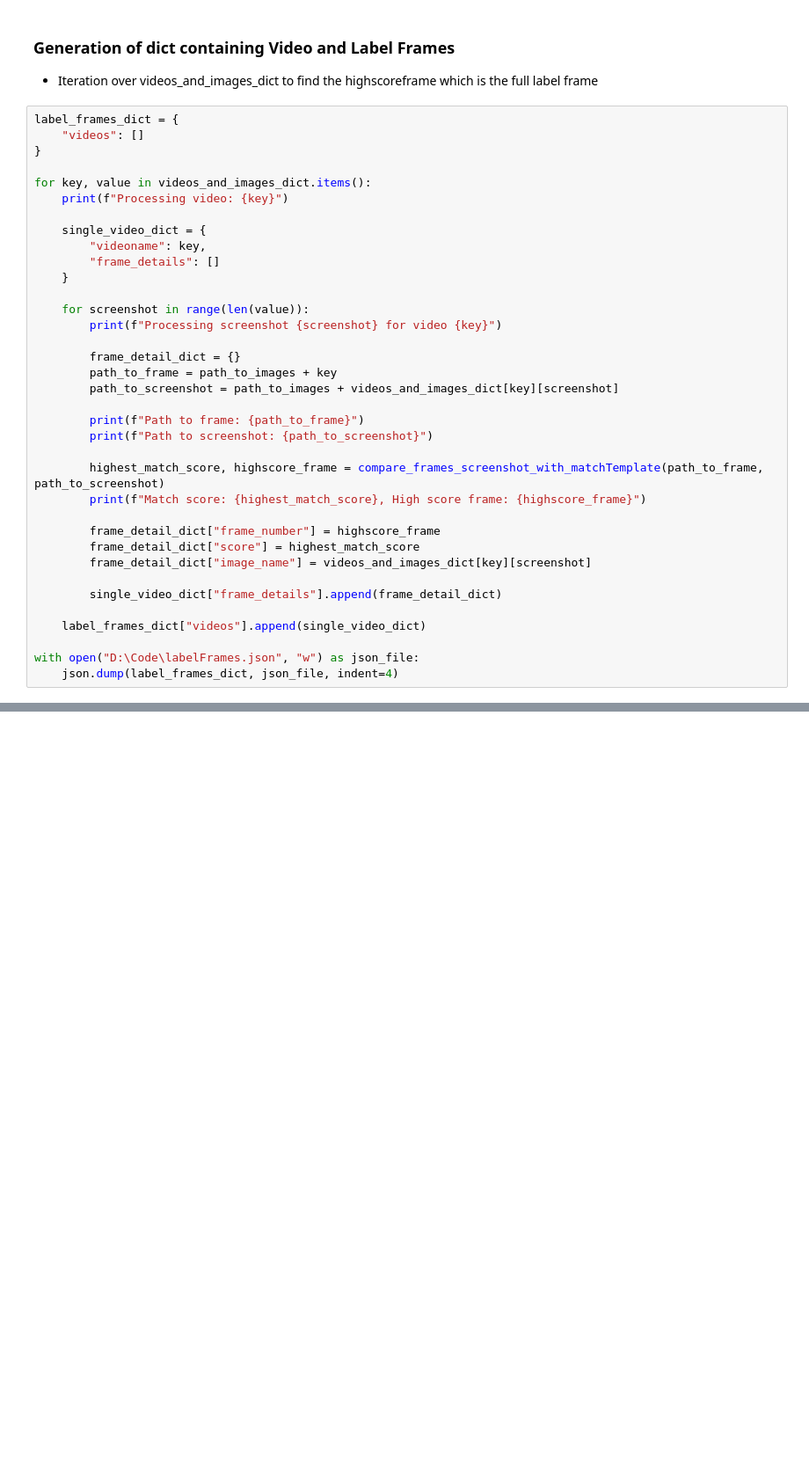
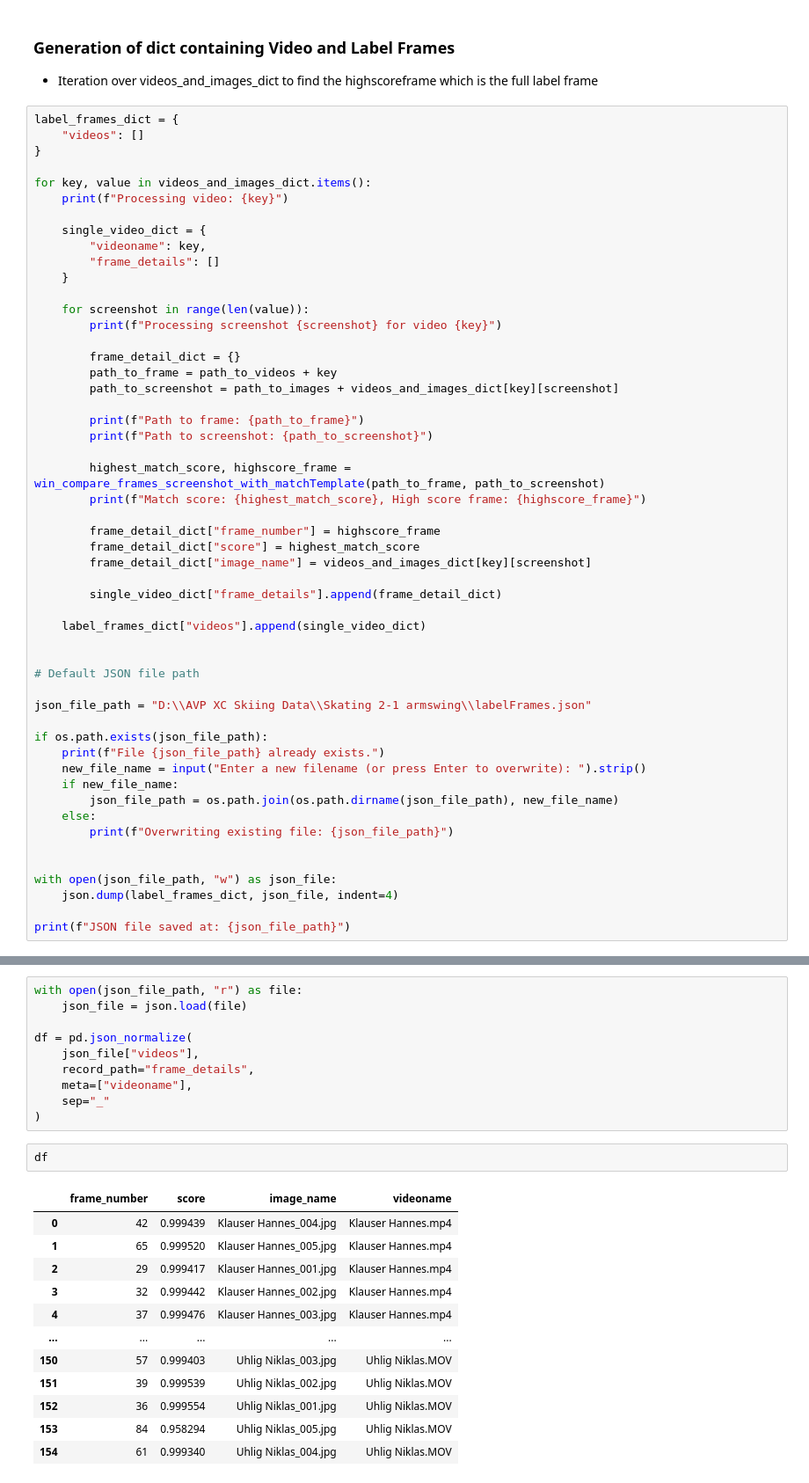
Before and after one commit to MarcWoerner/SkiExtract, a Jupyter notebook: WindowsJsonBuild.ipynb, the cells around one changed output, grey strips where cells are left out. Shown: that part at 88% size. Cells and saved outputs as stored; diff of their text form; blank space fills up the shorter version.

```diff
--- a/WindowsJsonBuild.ipynb
+++ b/WindowsJsonBuild.ipynb
@@ -132,13 +148,13 @@ for key, value in videos_and_images_dict.items():
         print(f"Processing screenshot {screenshot} for video {key}")
 
         frame_detail_dict = {}
-        path_to_frame = path_to_images + key
+        path_to_frame = path_to_videos + key
         path_to_screenshot = path_to_images + videos_and_images_dict[key][screenshot]
 
         print(f"Path to frame: {path_to_frame}")
         print(f"Path to screenshot: {path_to_screenshot}")
 
-        highest_match_score, highscore_frame = compare_frames_screenshot_with_matchTemplate(path_to_frame, path_to_screenshot)
+        highest_match_score, highscore_frame = win_compare_frames_screenshot_with_matchTemplate(path_to_frame, path_to_screenshot)
         print(f"Match score: {highest_match_score}, High score frame: {highscore_frame}")
 
         frame_detail_dict["frame_number"] = highscore_frame
@@ -149,8 +165,24 @@ for key, value in videos_and_images_dict.items():
 
     label_frames_dict["videos"].append(single_video_dict)
 
-with open("D:\Code\labelFrames.json", "w") as json_file:
+
+# Default JSON file path
+
+json_file_path = "D:\\AVP XC Skiing Data\\Skating 2-1 armswing\\labelFrames.json"
+
+if os.path.exists(json_file_path):
+    print(f"File {json_file_path} already exists.")
+    new_file_name = input("Enter a new filename (or press Enter to overwrite): ").strip()
+    if new_file_name:
+        json_file_path = os.path.join(os.path.dirname(json_file_path), new_file_name)
+    else:
+        print(f"Overwriting existing file: {json_file_path}")
+
+
+with open(json_file_path, "w") as json_file:
     json.dump(label_frames_dict, json_file, indent=4)
+
+print(f"JSON file saved at: {json_file_path}")
 # %% [output]
 Processing video: Klauser Hannes.mp4
 Processing screenshot 0 for video Klauser Hannes.mp4
@@ -185,0 +204,25 @@ plot_frame(screenshot)
+# %%
+with open(json_file_path, "r") as file:
+    json_file = json.load(file)
+
+df = pd.json_normalize(
+    json_file["videos"],
+    record_path="frame_details",
+    meta=["videoname"],
+    sep="_"
+)
+# %%
+df
+# %% [output]
+|  | frame_number | score | image_name | videoname |
+| 0 | 42 | 0.999439 | Klauser Hannes_004.jpg | Klauser Hannes.mp4 |
+| 1 | 65 | 0.999520 | Klauser Hannes_005.jpg | Klauser Hannes.mp4 |
+| 2 | 29 | 0.999417 | Klauser Hannes_001.jpg | Klauser Hannes.mp4 |
+| 3 | 32 | 0.999442 | Klauser Hannes_002.jpg | Klauser Hannes.mp4 |
+| 4 | 37 | 0.999476 | Klauser Hannes_003.jpg | Klauser Hannes.mp4 |
+| ... | ... | ... | ... | ... |
+| 150 | 57 | 0.999403 | Uhlig Niklas_003.jpg | Uhlig Niklas.MOV |
+| 151 | 39 | 0.999539 | Uhlig Niklas_002.jpg | Uhlig Niklas.MOV |
+| 152 | 36 | 0.999554 | Uhlig Niklas_001.jpg | Uhlig Niklas.MOV |
+| 153 | 84 | 0.958294 | Uhlig Niklas_005.jpg | Uhlig Niklas.MOV |
+| 154 | 61 | 0.999340 | Uhlig Niklas_004.jpg | Uhlig Niklas.MOV |
```
Also changed, not shown: parts of 12 cells of this notebook.
